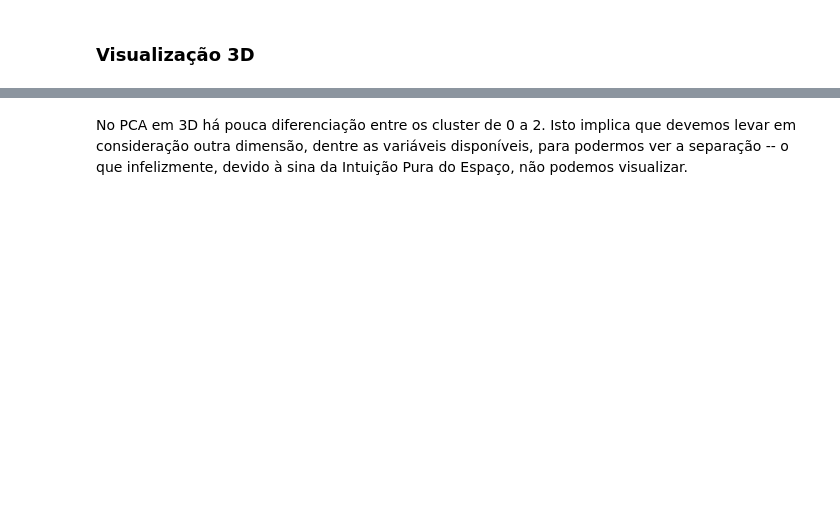
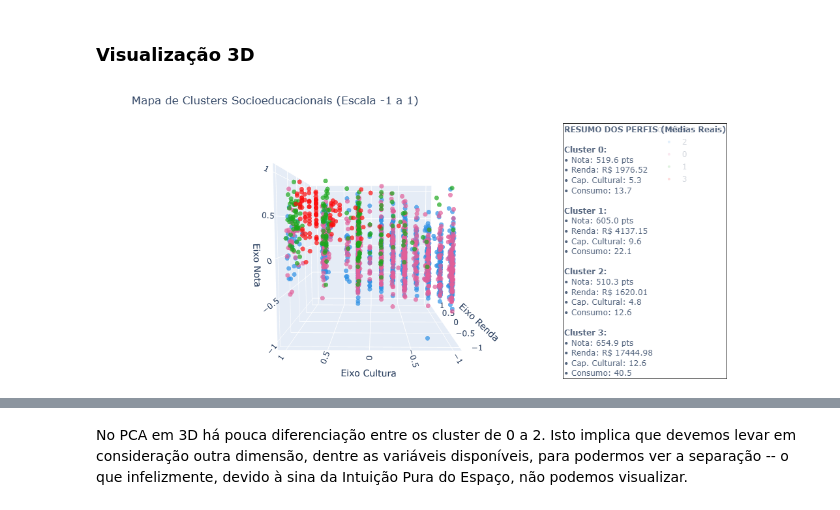
Before and after one commit to intelligent-life-paradox/statistical-modelling-enem, a Jupyter notebook: notebooks/clusters.ipynb, the cells around one changed output, grey strips where cells are left out. Drawn from its saved outputs; the diff is of its cells as text; code cells hidden in the pictures; blank space fills up the shorter version.

```diff
--- a/notebooks/clusters.ipynb
+++ b/notebooks/clusters.ipynb
@@ -123,3 +123,8 @@ fig.update_layout(
 
 fig.update_traces(marker=dict(size=4))
 fig.show()
+# %%
+from IPython.display import Image
+Image('../images/plot1.png')
+# %% [output]
+[figure, added]
```
Also changed, not shown: parts of 3 cells of this notebook.
